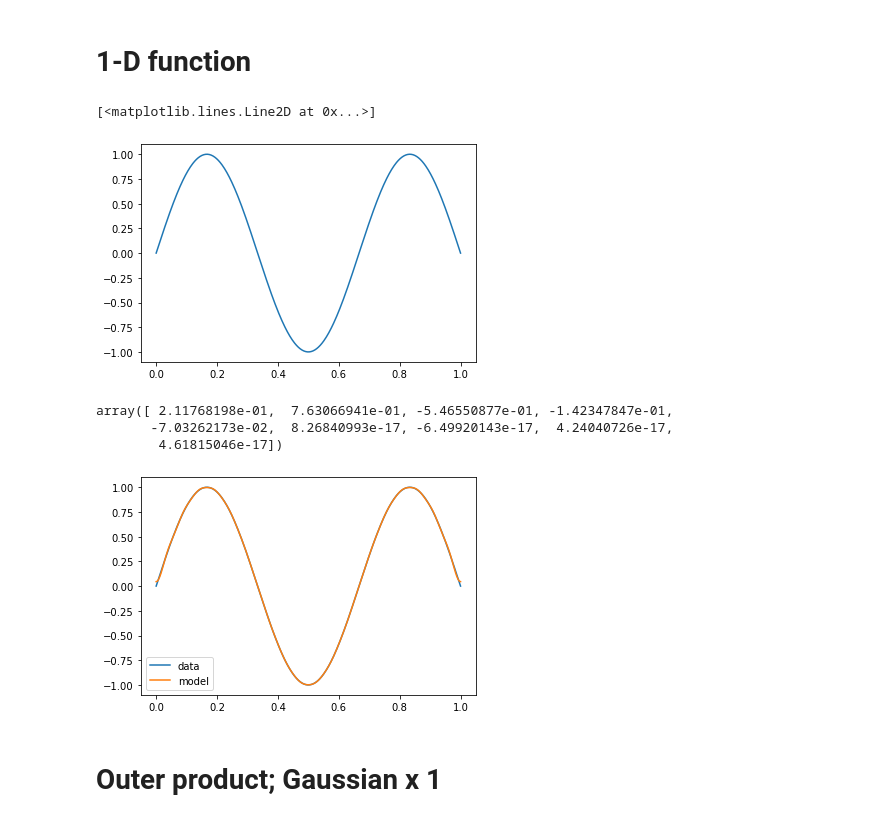
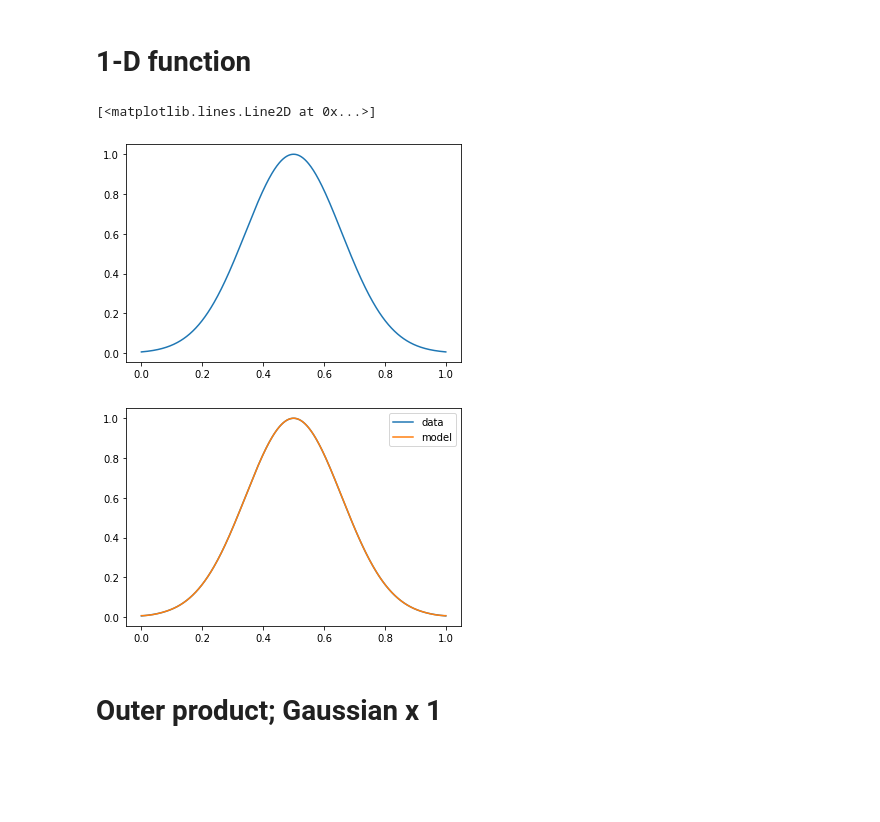
Before and after one commit to krlodeleon/spectro, a Jupyter notebook: testing_parametrized_outer_product.ipynb, the cells around one changed output. Cells and saved outputs as stored; diff of their text form; code cells hidden in the pictures; blank space fills up the shorter version.

```diff
--- a/testing_parametrized_outer_product.ipynb
+++ b/testing_parametrized_outer_product.ipynb
@@ -10,15 +10,22 @@ import time
 
 #Constructing fitter
 def designfit(x_array,y_array, A):
-    N = len(design) #number of variational parameters
+    N = len(design) # number of variational parameters
 
     #Solving for fit parameters.
     return np.linalg.solve( np.matmul(A.T,A) , np.matmul(A.T,y_array) )
 
-def designfit_lstsq(x_array,y_array, A):
-    N = len(design) #number of variational parameters
+def fit(data, design, weights):
+    N = len(design) # number of variational parameters
+    sqrt_weights = np.sqrt(weights)
 
-    #Solving for fit parameters.
-    return np.linalg.lstsq(A, y_array, rcond=None)[0]
+    # Incorporating weights, if given
+    for i in range(len(design)): # absorbing weights in the design matrix
+        design[i] = design[i]*sqrt_weights[i]
+
+    data = data*sqrt_weights # absorbing into the data vector
+
+    # Solving for fit parameters.
+    return np.linalg.lstsq(design, data, rcond=None)[0]
 # %% [markdown]
 # Defining functions
@@ -271,8 +226,8 @@ def fourier_design(x_array, n_freq):
 # 1-D function
 # %%
 def trial(x):
-#     return np.exp(-(x-0.5)**2/0.05)
-    return np.sin(3*x*np.pi)
+    return np.exp(-(x-0.5)**2/0.05)
+#     return np.sin(3*x*np.pi)
 #     return np.ones(len(x))
 
 xs = np.linspace(0,1,500)
@@ -280,22 +235,16 @@ data = trial(xs)
 plt.plot(xs, data)
 # %% [output]
 [<matplotlib.lines.Line2D at 0x...>]
-[figure, old version]
+[figure, new version]
-# %%
-designfit_lstsq(xs,data,design)
-# %% [output]
-array([ 2.11768198e-01,  7.63066941e-01, -5.46550877e-01, -1.42347847e-01,
-       -7.03262173e-02,  8.26840993e-17, -6.49920143e-17,  4.24040726e-17,
-        4.61815046e-17])
 # %%
-design = fourier_design(xs,20)
-parameters = designfit_lstsq(xs,data,design)
+design = fourier_design(xs,10)
+parameters = fit(data,design,np.ones_like(xs))
 plt.plot(xs, data, label='data')
 plt.plot(xs, np.matmul(design, parameters), label='model')
 plt.legend()
 plt.show()
 # %% [output]
-[figure, old version]
+[figure, new version]
 # %% [markdown]
 # Outer product; Gaussian x 1
 # %% [markdown]
```
Also changed, not shown: parts of 24 cells of this notebook.
